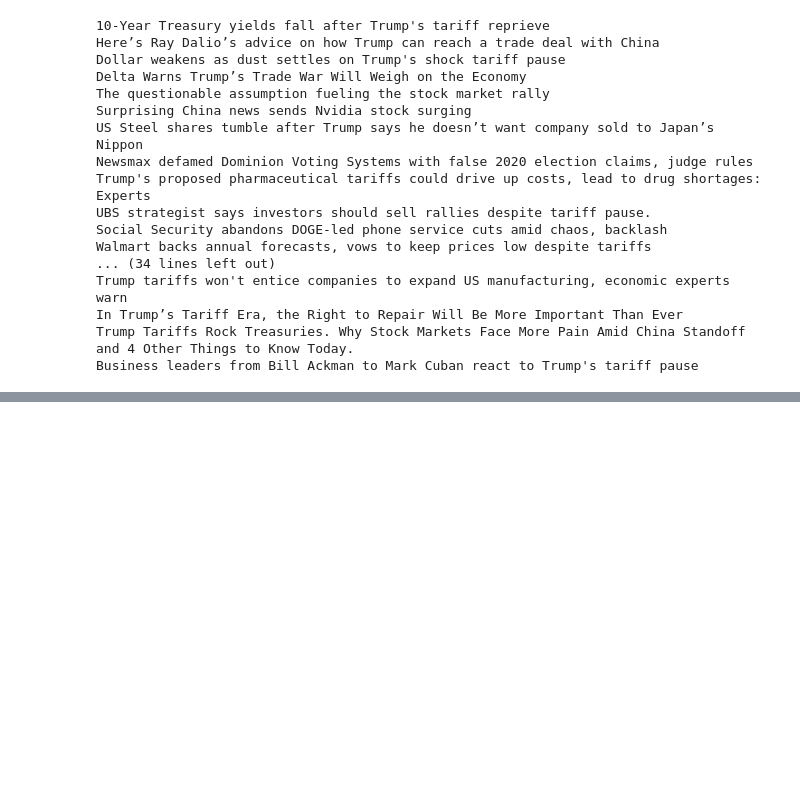
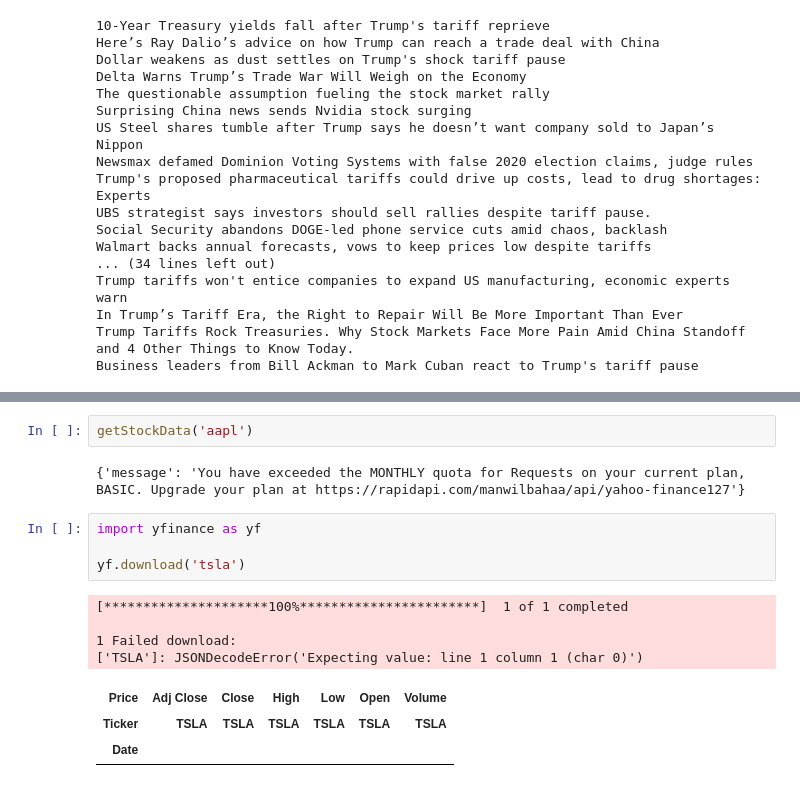
Before and after one commit to Martin-Frei/Django_handelNotes, a Jupyter notebook: templates/notes.ipynb, the cells around one changed output, grey strips where cells are left out. Drawn from its saved outputs; the diff is of its cells as text; blank space fills up the shorter version.

```diff
--- a/templates/notes.ipynb
+++ b/templates/notes.ipynb
@@ -134,0 +154,16 @@ Business leaders from Bill Ackman to Mark Cuban react to Trump's tariff pause
+# %%
+getStockData('aapl')
+# %% [output]
+{'message': 'You have exceeded the MONTHLY quota for Requests on your current plan, BASIC. Upgrade your plan at https://rapidapi.com/manwilbahaa/api/yahoo-finance127'}
+# %%
+import yfinance as yf
+
+yf.download('tsla')
+# %% [output]
+[*********************100%***********************]  1 of 1 completed
+
+1 Failed download:
+['TSLA']: JSONDecodeError('Expecting value: line 1 column 1 (char 0)')
+| Price | Adj Close | Close | High | Low | Open | Volume |
+| Ticker | TSLA | TSLA | TSLA | TSLA | TSLA | TSLA |
+| Date |  |  |  |  |  |  |
```
Also changed, not shown: parts of 1 cell of this notebook, 8 other files.
